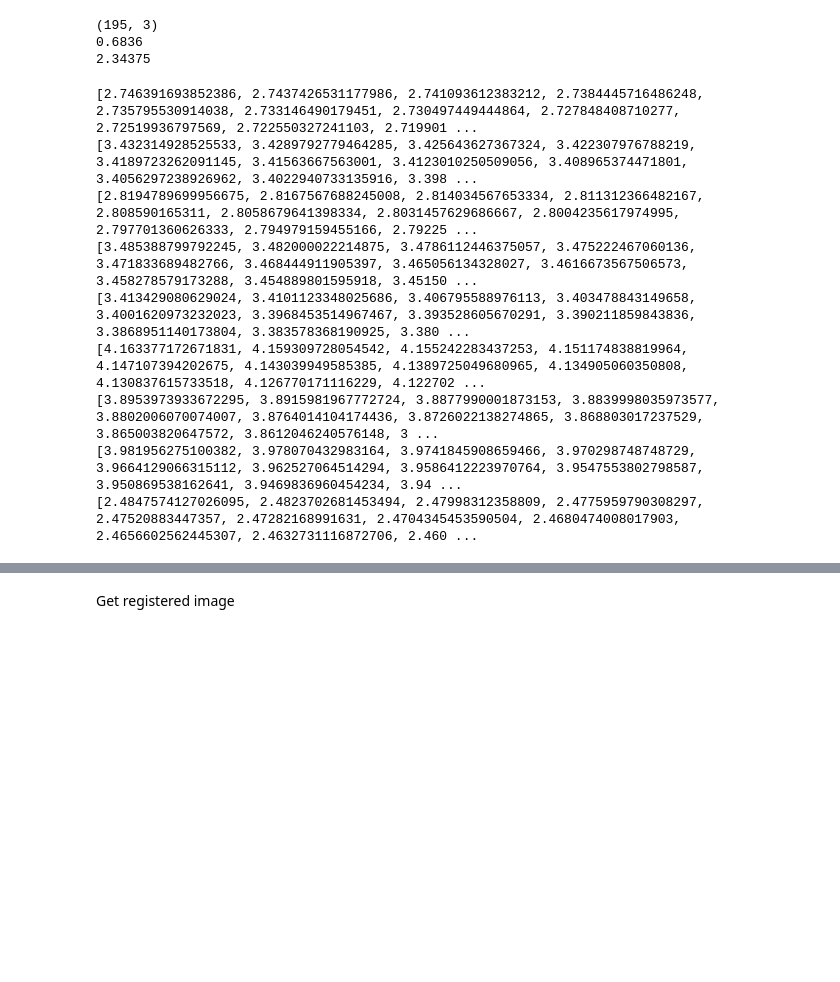
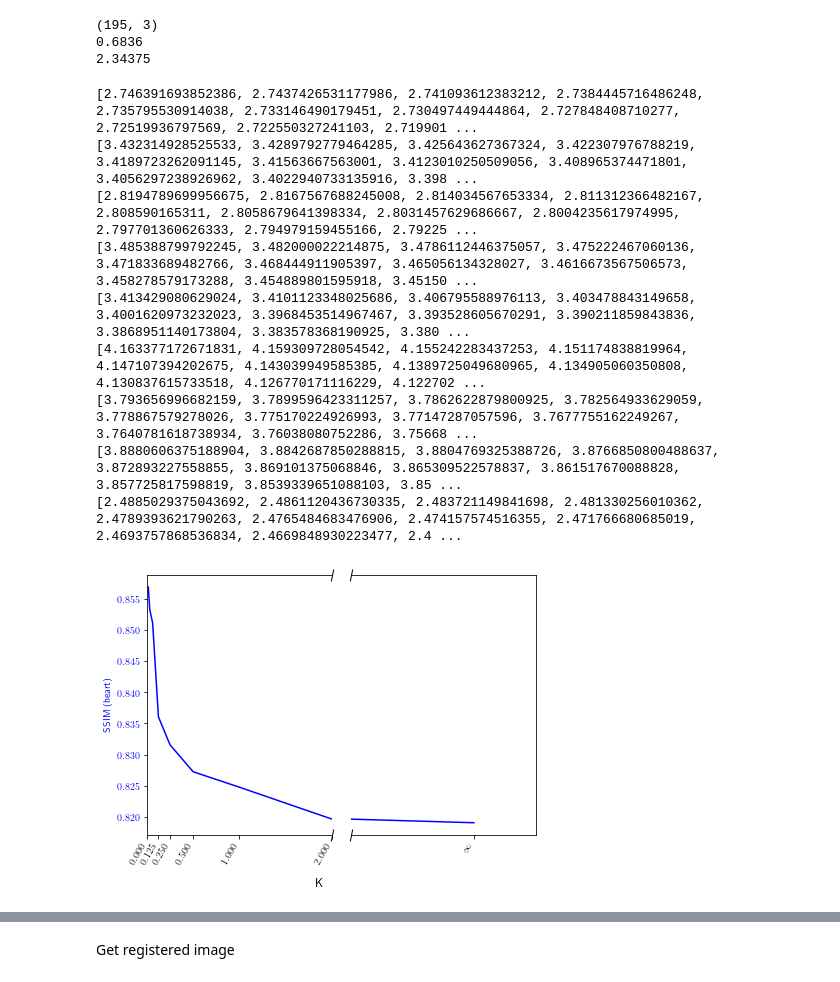
Before and after one commit to nicolas1805961/Cardiac-Segmentation-Optical-flow, a Jupyter notebook: nnunet/important.ipynb, the cells around one changed output, grey strips where cells are left out. Drawn from its saved outputs; the diff is of its cells as text; code cells hidden in the pictures; blank space fills up the shorter version.

```diff
--- a/nnunet/important.ipynb
+++ b/nnunet/important.ipynb
@@ -2481,25 +2481,25 @@ from glob import glob
 import pickle
 import matplotlib.ticker as mtick
 
+path_list = {"VM-MSE":r"C:\Users\Portal\Documents\voxelmorph\results\VM-SSD-2\Lib\test\Postprocessed\Backward_flow\contour_metrics.json",
+            "VM-NCC":r"C:\Users\Portal\Documents\voxelmorph\results\VM-NCC-2\Lib\test\Postprocessed\Backward_flow\contour_metrics.json",
+            "VM-DIF":r"C:\Users\Portal\Documents\voxelmorph\results\VM-DIF-2\Lib\test\Postprocessed\Backward_flow\contour_metrics.json",
+            "Bioinformed":r"C:\Users\Portal\Documents\biomechanical_loss\models\2024-07-09_17H24\Lib\test\Postprocessed\Backward_flow\contour_metrics.json",
+            "RAFT":r"C:\Users\Portal\Documents\voxelmorph\RAFT\Task032_Lib\fold_0\Lib\test\Postprocessed\Backward_flow\contour_metrics.json",
+            "SyN":r"C:\Users\Portal\Documents\voxelmorph\syn\Lib\test\Postprocessed\Backward_flow\contour_metrics.json",
+            "IterWarpImg":r"C:\Users\Portal\Documents\voxelmorph\exposant\iter_warp\Task032_Lib\fold_0\Lib\test\Postprocessed\Backward_flow\contour_metrics.json",
+            "IterWarpFlow":r"C:\Users\Portal\Documents\voxelmorph\exposant\iter_warp\iterative_sum\Lib\test\Postprocessed\Backward_flow\contour_metrics.json",
+            "Ours": r"C:\Users\Portal\Documents\voxelmorph\exposant\no_distance_map\Task032_Lib\fold_0\Lib\test\Postprocessed\Backward_flow\contour_metrics.json"}
+
 #path_list = {"VM-MSE":r"C:\Users\Portal\Documents\voxelmorph\results\VM-SSD-2\Lib\test\Postprocessed\Backward_flow\contour_metrics.json",
 #            "VM-NCC":r"C:\Users\Portal\Documents\voxelmorph\results\VM-NCC-2\Lib\test\Postprocessed\Backward_flow\contour_metrics.json",
 #            "VM-DIF":r"C:\Users\Portal\Documents\voxelmorph\results\VM-DIF-2\Lib\test\Postprocessed\Backward_flow\contour_metrics.json",
 #            "Bioinformed":r"C:\Users\Portal\Documents\biomechanical_loss\models\2024-07-09_17H24\Lib\test\Postprocessed\Backward_flow\contour_metrics.json",
 #            "RAFT":r"C:\Users\Portal\Documents\voxelmorph\RAFT\Task032_Lib\fold_0\Lib\test\Postprocessed\Backward_flow\contour_metrics.json",
 #            "SyN":r"C:\Users\Portal\Documents\voxelmorph\syn\Lib\test\Postprocessed\Backward_flow\contour_metrics.json",
-#            "IterWarpImg":r"C:\Users\Portal\Documents\voxelmorph\exposant\iter_warp\Task032_Lib\fold_0\Lib\test\Postprocessed\Backward_flow\contour_metrics.json",
-#            "IterWarpFlow":r"C:\Users\Portal\Documents\voxelmorph\exposant\iter_warp\iterative_sum\Lib\test\Postprocessed\Backward_flow\contour_metrics.json",
-#            "Ours": r"C:\Users\Portal\Documents\voxelmorph\exposant\2024-07-28_17H50_00s_830870\Task032_Lib\fold_0\Lib\test\Postprocessed\Backward_flow\contour_metrics.json"}
-
-path_list = {"VM-MSE":r"C:\Users\Portal\Documents\voxelmorph\results\VM-SSD-2\Lib\test\Postprocessed\Backward_flow\contour_metrics.json",
-            "VM-NCC":r"C:\Users\Portal\Documents\voxelmorph\results\VM-NCC-2\Lib\test\Postprocessed\Backward_flow\contour_metrics.json",
-            "VM-DIF":r"C:\Users\Portal\Documents\voxelmorph\results\VM-DIF-2\Lib\test\Postprocessed\Backward_flow\contour_metrics.json",
-            "Bioinformed":r"C:\Users\Portal\Documents\biomechanical_loss\models\2024-07-09_17H24\Lib\test\Postprocessed\Backward_flow\contour_metrics.json",
-            "RAFT":r"C:\Users\Portal\Documents\voxelmorph\RAFT\Task032_Lib\fold_0\Lib\test\Postprocessed\Backward_flow\contour_metrics.json",
-            "SyN":r"C:\Users\Portal\Documents\voxelmorph\syn\Lib\test\Postprocessed\Backward_flow\contour_metrics.json",
-            "IterWarpImg":r"C:\Users\Portal\Documents\voxelmorph\iterative_warp\2024-07-02_11H29_59s_847044\Task032_Lib\fold_0\Lib\test\Postprocessed\Backward_flow\contour_metrics.json",
-            "IterWarpFlow":r"C:\Users\Portal\Documents\voxelmorph\iterative_warp\2024-07-02_11H29_59s_847044\iterative_sum\Lib\test\Postprocessed\Backward_flow\contour_metrics.json",
-            "Ours": r"C:\Users\Portal\Documents\voxelmorph\icpr_models\2024-07-09_17H24_52s_461126\Task032_Lib\fold_0\Lib\test\Postprocessed\Backward_flow\contour_metrics.json"}
+#            "IterWarpImg":r"C:\Users\Portal\Documents\voxelmorph\iterative_warp\2024-07-02_11H29_59s_847044\Task032_Lib\fold_0\Lib\test\Postprocessed\Backward_flow\contour_metrics.json",
+#            "IterWarpFlow":r"C:\Users\Portal\Documents\voxelmorph\iterative_warp\2024-07-02_11H29_59s_847044\iterative_sum\Lib\test\Postprocessed\Backward_flow\contour_metrics.json",
+#            "Ours": r"C:\Users\Portal\Documents\voxelmorph\icpr_models\2024-07-09_17H24_52s_461126\Task032_Lib\fold_0\Lib\test\Postprocessed\Backward_flow\contour_metrics.json"}
 
 fig, ax = plt.subplots(1, 1)
 
@@ -2542,7 +2542,7 @@ ax.set_ylabel(r'Percent of data with EPE $>$ x')
 ax.set_xlabel('EPE')
 ax.yaxis.set_major_formatter(mtick.PercentFormatter())
 ax.legend()
-plt.savefig('cumulative_epe.png', dpi=600) #dpi=600
+plt.savefig('cumulative_epe_cmig.png', dpi=600) #dpi=600
 # %% [output]
 [2.746391693852386, 2.7437426531177986, 2.741093612383212, 2.7384445716486248, 2.735795530914038, 2.733146490179451, 2.730497449444864, 2.727848408710277, 2.72519936797569, 2.722550327241103, 2.719901 ...
 [3.432314928525533, 3.4289792779464285, 3.425643627367324, 3.422307976788219, 3.4189723262091145, 3.41563667563001, 3.4123010250509056, 3.408965374471801, 3.4056297238926962, 3.4022940733135916, 3.398 ...
@@ -2550,9 +2550,9 @@ plt.savefig('cumulative_epe.png', dpi=600) #dpi=600
 [3.485388799792245, 3.482000022214875, 3.4786112446375057, 3.475222467060136, 3.471833689482766, 3.468444911905397, 3.465056134328027, 3.4616673567506573, 3.458278579173288, 3.454889801595918, 3.45150 ...
 [3.413429080629024, 3.4101123348025686, 3.406795588976113, 3.403478843149658, 3.4001620973232023, 3.3968453514967467, 3.393528605670291, 3.390211859843836, 3.3868951140173804, 3.383578368190925, 3.380 ...
 [4.163377172671831, 4.159309728054542, 4.155242283437253, 4.151174838819964, 4.147107394202675, 4.143039949585385, 4.1389725049680965, 4.134905060350808, 4.130837615733518, 4.126770171116229, 4.122702 ...
-[3.8953973933672295, 3.8915981967772724, 3.8877990001873153, 3.8839998035973577, 3.8802006070074007, 3.8764014104174436, 3.8726022138274865, 3.868803017237529, 3.865003820647572, 3.8612046240576148, 3 ...
-[3.981956275100382, 3.978070432983164, 3.9741845908659466, 3.970298748748729, 3.9664129066315112, 3.962527064514294, 3.9586412223970764, 3.9547553802798587, 3.950869538162641, 3.9469836960454234, 3.94 ...
-[2.4847574127026095, 2.4823702681453494, 2.47998312358809, 2.4775959790308297, 2.47520883447357, 2.47282168991631, 2.4704345453590504, 2.4680474008017903, 2.4656602562445307, 2.4632731116872706, 2.460 ...
+[3.793656996682159, 3.7899596423311257, 3.7862622879800925, 3.782564933629059, 3.778867579278026, 3.775170224926993, 3.77147287057596, 3.7677755162249267, 3.7640781618738934, 3.76038080752286, 3.75668 ...
+[3.8880606375188904, 3.8842687850288815, 3.8804769325388726, 3.8766850800488637, 3.872893227558855, 3.869101375068846, 3.865309522578837, 3.861517670088828, 3.857725817598819, 3.8539339651088103, 3.85 ...
+[2.4885029375043692, 2.4861120436730335, 2.483721149841698, 2.481330256010362, 2.4789393621790263, 2.4765484683476906, 2.474157574516355, 2.471766680685019, 2.4693757868536834, 2.4669848930223477, 2.4 ...
 # %%
 from scipy import interpolate
 import json
@@ -2848,44 +2848,63 @@ path_list = {"K=0.015625": r"C:\Users\Portal\Documents\voxelmorph\exposant\new\e
              "k=0.0625": r"C:\Users\Portal\Documents\voxelmorph\exposant\new\exposant_0.0625\Task032_Lib\fold_0\Lib\test\Postprocessed\Backward_flow\strain_metrics_0.csv",
              "k=0.125": r"C:\Users\Portal\Documents\voxelmorph\exposant\new\exposant_0.125\Task032_Lib\fold_0\Lib\test\Postprocessed\Backward_flow\strain_metrics_0.csv",
              "k=0.25": r"C:\Users\Portal\Documents\voxelmorph\exposant\new\exposant_0.25\Task032_Lib\fold_0\Lib\test\Postprocessed\Backward_flow\strain_metrics_0.csv",
              "k=0.5": r"C:\Users\Portal\Documents\voxelmorph\exposant\new\exposant_0.5\Task032_Lib\fold_0\Lib\test\Postprocessed\Backward_flow\strain_metrics_0.csv",
              "k=1.0": r"C:\Users\Portal\Documents\voxelmorph\exposant\new\exposant_1\Task032_Lib\fold_0\Lib\test\Postprocessed\Backward_flow\strain_metrics_0.csv",
              "k=2.0": r"C:\Users\Portal\Documents\voxelmorph\exposant\new\exposant_2\Task032_Lib\fold_0\Lib\test\Postprocessed\Backward_flow\strain_metrics_0.csv",
              "k=\infty": r"C:\Users\Portal\Documents\voxelmorph\exposant\new\exposant_infini\Task032_Lib\fold_0\Lib\test\Postprocessed\Backward_flow\strain_metrics_0.csv"
              }
 
-fig, ax = plt.subplots(1, 1)
+fig, ax = plt.subplots(1, 2, sharey=True)
 
 ssim_list = []
 epe_list = []
 for key in path_list.keys():
     df_epe = pd.read_csv(path_list[key])
     mean_epe = df_epe['Average'].values.mean()
     epe_list.append(mean_epe)
 
     dirname = os.sep.join(path_list[key].split(os.sep)[:-3])
 
     ssim_path = os.path.join(dirname, 'Raw', 'Backward_flow', 'ssim_metrics_all.csv')
     df_ssim = pd.read_csv(ssim_path)
     mean_ssim = df_ssim['SSIM_mean'].values.mean()
     ssim_list.append(mean_ssim)
 
-t = np.arange(len(epe_list))
+t = [0.015625, 0.03125, 0.0625, 0.125, 0.25, 0.5, 1.0, 2.0]
 
-ax.set_xlabel('K')
-ax.set_xticks(t)
-ax.set_xticklabels([0.015625, 0.03125, 0.0625, 0.125, 0.25, 0.5, 1.0, 2.0, "$\infty$"])
+ax[0].set_ylabel('SSIM (heart)', c='b')
+ax[0].plot(t, ssim_list[:-1], c='b')
+ax[0].tick_params(axis='y', labelcolor='b')
+ax[0].set_xticks([0.0, 0.125, 0.25, 0.5, 1.0, 2.0])
 
-ax.plot(t, ssim_list, label='SSIM', c='b')
-ax.set_ylabel('SSIM (heart)', c='b')
-ax.tick_params(axis='y', labelcolor='b')
-#ax.scatter(np.arange(len(epe_list)), jacobian_list, label='\% det(J) < 0')
+plt.setp(ax[0].get_xticklabels(), rotation=60, horizontalalignment='right')
 
-plt.setp(ax.get_xticklabels(), rotation=60, horizontalalignment='right')
+ax[1].plot([2.0, 4.0], ssim_list[-2:], c='b')
+ax[1].set_xticks([4.0])
+ax[1].set_xticklabels(["$\infty$"])
+plt.setp(ax[1].get_xticklabels(), rotation=60, horizontalalignment='right')
 
-fig.tight_layout()
+ax[0].set_xlim(0, 2.0)  # outliers only
+ax[1].set_xlim(2.0, 5.0)  # most of the data
+
+# hide the spines between ax and ax2
+ax[0].spines['right'].set_visible(False)
+ax[1].spines['left'].set_visible(False)
+ax[1].yaxis.set_tick_params(left=False, labelleft=False)
+
+plt.subplots_adjust(left=0.1, right=1.0, wspace=0.1, hspace=0.0, top=1.0, bottom=0.1)
+
+d = 5.0  # proportion of vertical to horizontal extent of the slanted line
+kwargs = dict(marker=[(-1, -d), (1, d)], markersize=12,
+              linestyle="none", color='k', mec='k', mew=1, clip_on=False)
+ax[0].plot([1, 1], [0, 1], transform=ax[0].transAxes, **kwargs)
+ax[1].plot([0, 0], [0, 1], transform=ax[1].transAxes, **kwargs)
+
+fig.text(0.5, -0.07, 'K', ha='center', va='center', fontsize=12.0)
 
 plt.savefig('SSIM_k.png', dpi=600)
+# %% [output]
+[figure, added]
 # %%
 from scipy import interpolate
 import json
```
Also changed, not shown: parts of 3 cells of this notebook, 2 other files.
